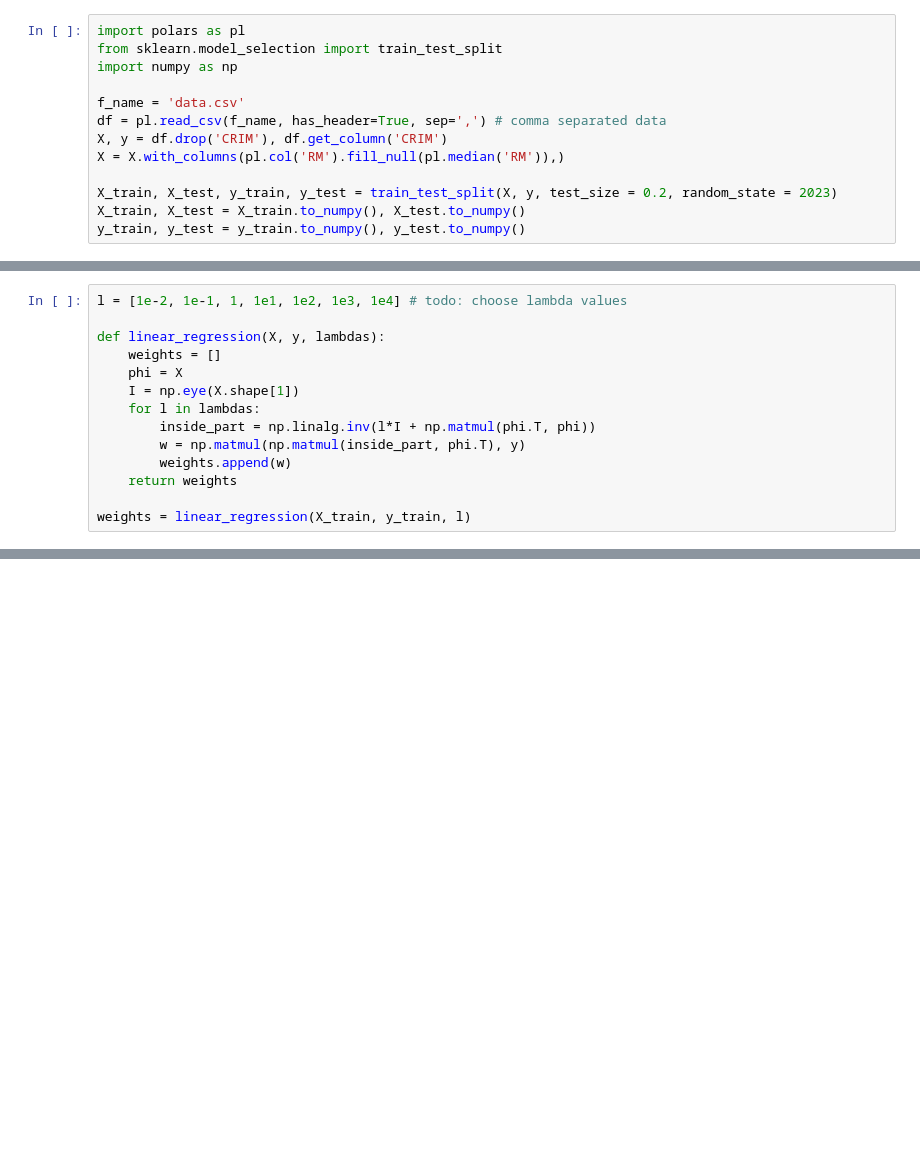
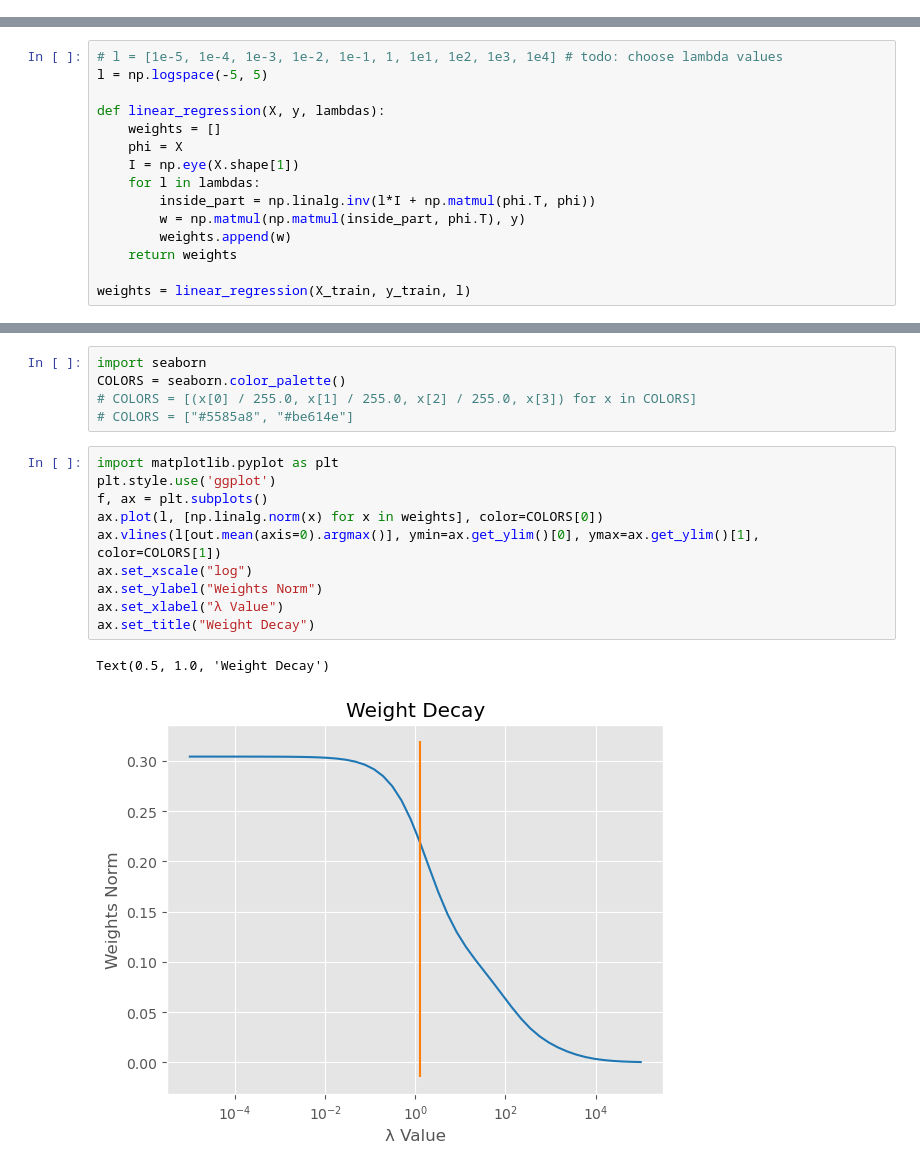
Before and after one commit to sbracellari/csi-6160, a Jupyter notebook: hw3.ipynb, the cells around one changed output, grey strips where cells are left out. Saved outputs shown, nothing was run; the diff lists cells and outputs as text; blank space fills up the shorter version.

Commit message:
Begin plots, cross-fold validation

```diff
--- a/hw3.ipynb
+++ b/hw3.ipynb
@@ -1,13 +0,0 @@
-# %%
-import polars as pl
-from sklearn.model_selection import train_test_split
-import numpy as np
-
-f_name = 'data.csv'
-df = pl.read_csv(f_name, has_header=True, sep=',') # comma separated data
-X, y = df.drop('CRIM'), df.get_column('CRIM')
-X = X.with_columns(pl.col('RM').fill_null(pl.median('RM')),)
-
-X_train, X_test, y_train, y_test = train_test_split(X, y, test_size = 0.2, random_state = 2023)
-X_train, X_test = X_train.to_numpy(), X_test.to_numpy()
-y_train, y_test = y_train.to_numpy(), y_test.to_numpy()
@@ -14,5 +49,6 @@ y_train, y_test = y_train.to_numpy(), y_test.to_numpy()
 # %%
-l = [1e-2, 1e-1, 1, 1e1, 1e2, 1e3, 1e4] # todo: choose lambda values
+# l = [1e-5, 1e-4, 1e-3, 1e-2, 1e-1, 1, 1e1, 1e2, 1e3, 1e4] # todo: choose lambda values
+l = np.logspace(-5, 5)
 
 def linear_regression(X, y, lambdas):
     weights = []
@@ -27,0 +111,18 @@ weights = linear_regression(X_train, y_train, l)
+# %%
+import seaborn
+COLORS = seaborn.color_palette()
+# COLORS = [(x[0] / 255.0, x[1] / 255.0, x[2] / 255.0, x[3]) for x in COLORS]
+# COLORS = ["#5585a8", "#be614e"]
+# %%
+import matplotlib.pyplot as plt
+plt.style.use('ggplot')
+f, ax = plt.subplots()
+ax.plot(l, [np.linalg.norm(x) for x in weights], color=COLORS[0])
+ax.vlines(l[out.mean(axis=0).argmax()], ymin=ax.get_ylim()[0], ymax=ax.get_ylim()[1], color=COLORS[1])
+ax.set_xscale("log")
+ax.set_ylabel("Weights Norm")
+ax.set_xlabel("λ Value")
+ax.set_title("Weight Decay")
+# %% [output]
+Text(0.5, 1.0, 'Weight Decay')
+[figure, added]
```
Also changed, not shown: parts of 8 cells of this notebook.
